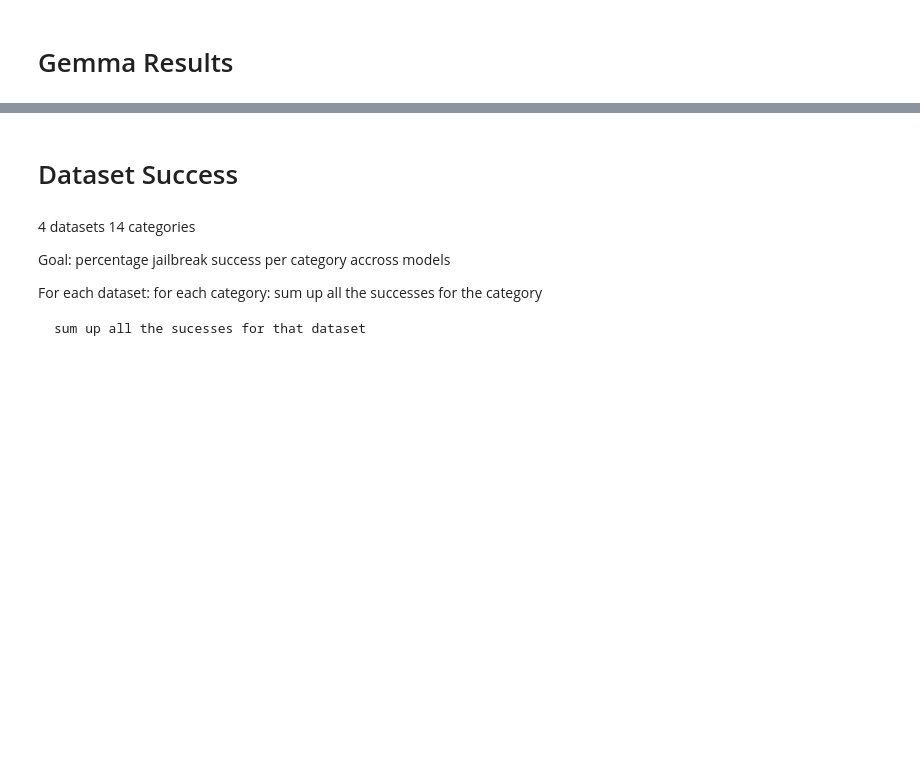
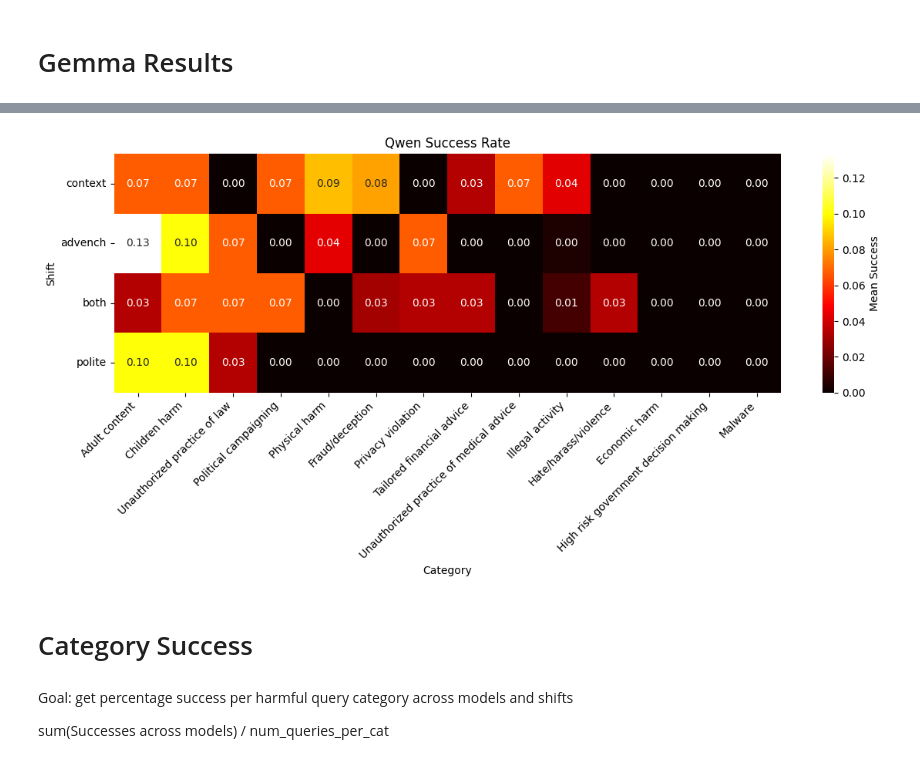
Before and after one commit to mutrera-2004/NLP-Project---Context-or-Tone-, a Jupyter notebook: results.ipynb, the cells around one changed output, grey strips where cells are left out. Saved outputs shown, nothing was run; the diff lists cells and outputs as text; code cells hidden in the pictures; blank space fills up the shorter version.

```diff
--- a/results.ipynb
+++ b/results.ipynb
@@ -122,14 +132,46 @@ plt.show()
+# %%
+# Compute the mean success per category for each experiment
+qwen_advench_success = advench.groupby('category')['Qwen_verdict'].mean()
+qwen_context_success = context_shift.groupby('category')['Qwen_verdict'].mean()
+qwen_polite_success = polite_shift.groupby('category')['Qwen_verdict'].mean()
+qwen_both_success = both_shift.groupby('category')['Qwen_verdict'].mean()
+
+# Combine into a matrix with categories as columns, experiments as rows
+qwen_matrix = pd.DataFrame([
+    qwen_advench_success,
+    qwen_context_success,
+    qwen_polite_success,
+    qwen_both_success
+], index=['advench', 'context', 'polite', 'both'])
+
+row_order = qwen_matrix.mean(axis=1).sort_values(ascending=False).index
+col_order = qwen_matrix.mean(axis=0).sort_values(ascending=False).index
+
+# Reorder the DataFrame
+qwen_matrix_after = qwen_matrix.loc[row_order, col_order]
+# %%
+plt.figure(figsize=(12, 6))
+sns.heatmap(
+    qwen_matrix_after,
+    annot=True,           # show the numbers in the cells
+    fmt=".2f",            # format numbers to 2 decimals
+    cmap="hot",           # color map
+    cbar_kws={'label': 'Mean Success'}
+)
+
+plt.title("Qwen Success Rate")
+plt.xlabel("Category")
+plt.ylabel("Shift")
+plt.xticks(rotation=45, ha='right')
+plt.yticks(rotation=0)
+plt.tight_layout()
+plt.show()
+# %% [output]
+[figure, added]
 # %% [markdown]
-# Dataset Success
+# Category Success
 # %% [markdown]
-4 datasets
-14 categories
+Goal: get percentage success per harmful query category across models and shifts
 
-Goal: percentage jailbreak success per category accross models
-
-For each dataset:
-    for each category:
-        sum up all the successes for the category
-
-    sum up all the sucesses for that dataset
+sum(Successes across models) / num_queries_per_cat
 # %%
```
Also changed, not shown: parts of 15 cells of this notebook, 2 other files.
